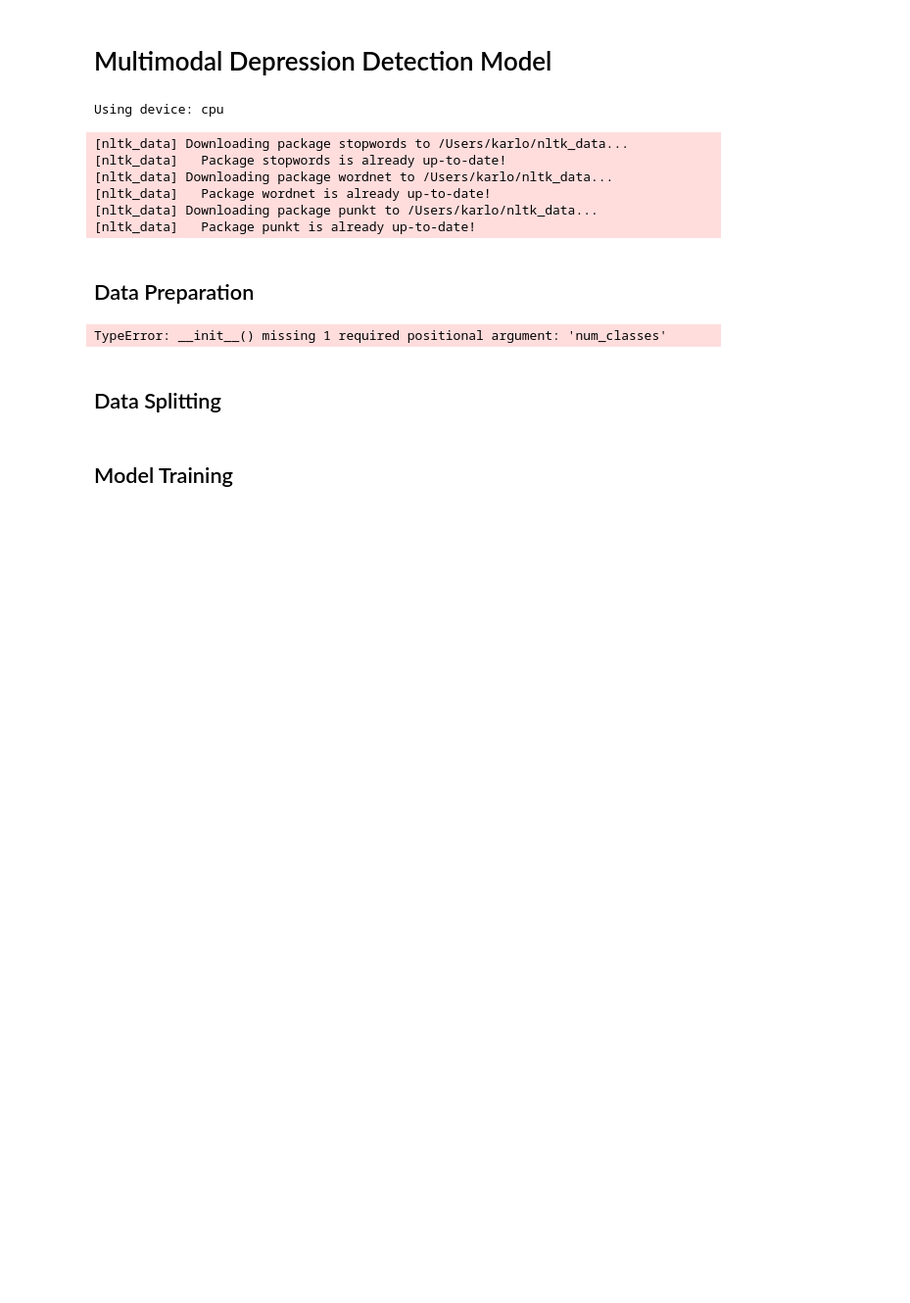
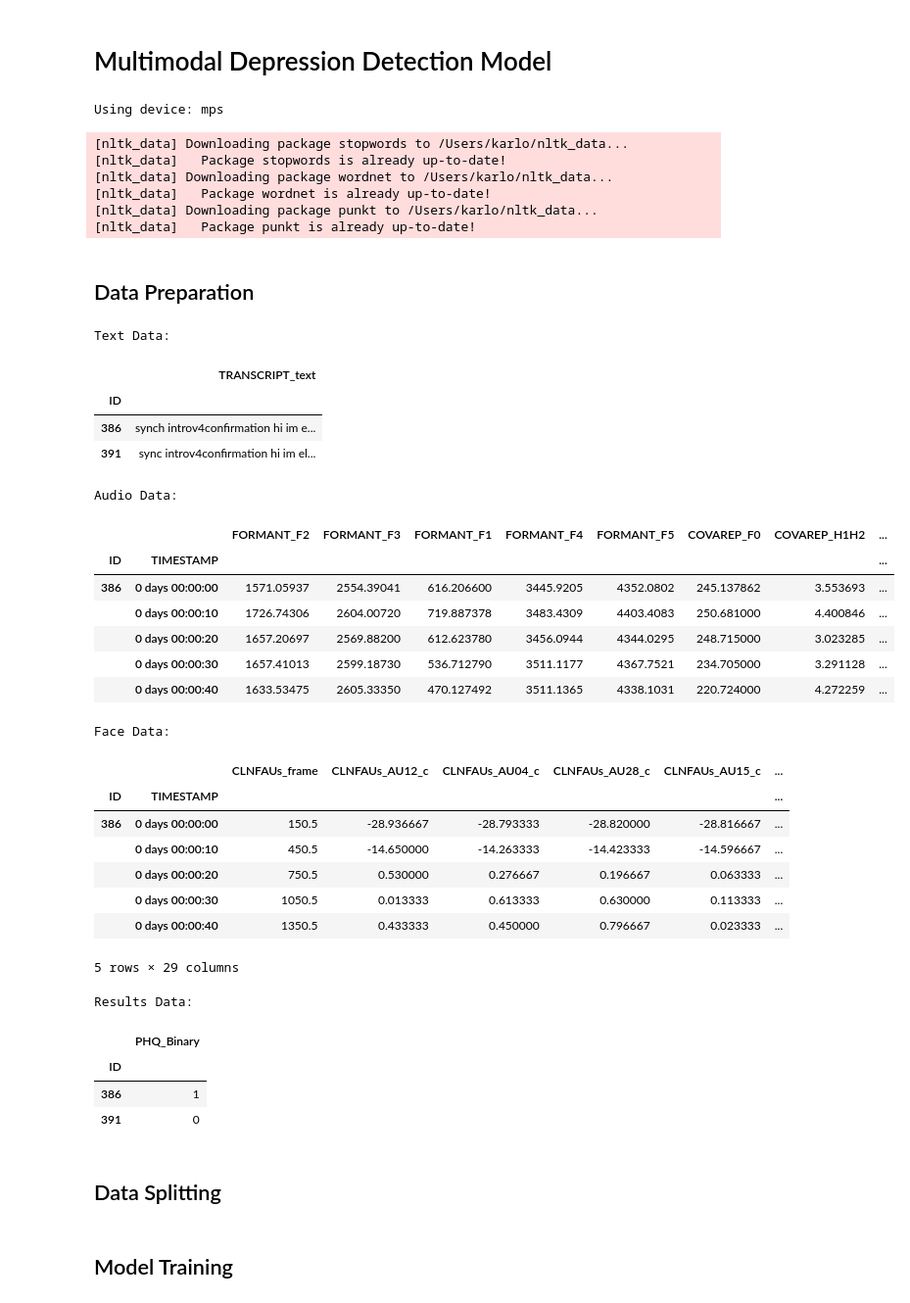
Before and after one commit to KarloKorbar/multimodal_depression_detection, a Jupyter notebook: DepressionDetection/multimodal.ipynb, the cells around one changed output. Shown at 98% size. Drawn from its saved outputs; the diff is of its cells as text; code cells hidden in the pictures; blank space fills up the shorter version.

Commit message:
fixed multimodal preprocessing and creating data loadesr

```diff
--- a/DepressionDetection/multimodal.ipynb
+++ b/DepressionDetection/multimodal.ipynb
@@ -38,10 +38,11 @@ PARAM_GRID = {
 }
 
 # Device configuration
-DEVICE = torch.device('cuda' if torch.cuda.is_available() else 'cpu')
+# DEVICE = torch.device('cuda' if torch.cuda.is_available() else 'cpu')
+DEVICE = torch.device("mps" if torch.backends.mps.is_available() else "cpu")
 print(f"Using device: {DEVICE}")
 # %% [output]
-Using device: cpu
+Using device: mps
 [nltk_data] Downloading package stopwords to /Users/karlo/nltk_data...
 [nltk_data]   Package stopwords is already up-to-date!
 [nltk_data] Downloading package wordnet to /Users/karlo/nltk_data...
@@ -101,34 +102,60 @@ def load_models() -> Tuple[Any, nn.Module, nn.Module, StandardScaler, StandardSc
     text_model = joblib.load("text_model.joblib")
 
     import training.trainer as train
 
     # Load audio and face models
     audio_model, audio_scaler = train.load_model(AudioRNN, "audio_model.pth", DEVICE)
 
     face_model, face_scaler = train.load_model(FaceSTRNN, "face_model.pth",DEVICE)
 
     return text_model, audio_model, face_model, audio_scaler, face_scaler
 
 
 # Load and prepare data
 df_text, df_audio, df_face, df_result = prepare_data()
 
 # Load models
-text_model, audio_model, face_model, audio_scaler, face_scaler = load_models()
+# text_model, audio_model, face_model, audio_scaler, face_scaler = load_models()
 
 # Display data overview
 print("Text Data:")
 display(df_text.head())
 
 print("\nAudio Data:")
 display(df_audio.head())
 
 print("\nFace Data:")
 display(df_face.head())
 
 print("\nResults Data:")
 display(df_result.head())
 # %% [output]
-TypeError: __init__() missing 1 required positional argument: 'num_classes'
+Text Data:
+|  | TRANSCRIPT_text |
+| ID |  |
+| 386 | synch introv4confirmation hi im e... |
+| 391 | sync introv4confirmation hi im el... |
+Audio Data:
+|  |  | FORMANT_F2 | FORMANT_F3 | FORMANT_F1 | FORMANT_F4 | FORMANT_F5 | COVAREP_F0 | COVAREP_H1H2 | ... |
+| ID | TIMESTAMP |  |  |  |  |  |  |  | ... |
+| 386 | 0 days 00:00:00 | 1571.05937 | 2554.39041 | 616.206600 | 3445.9205 | 4352.0802 | 245.137862 | 3.553693 | ... |
+|  | 0 days 00:00:10 | 1726.74306 | 2604.00720 | 719.887378 | 3483.4309 | 4403.4083 | 250.681000 | 4.400846 | ... |
+|  | 0 days 00:00:20 | 1657.20697 | 2569.88200 | 612.623780 | 3456.0944 | 4344.0295 | 248.715000 | 3.023285 | ... |
+|  | 0 days 00:00:30 | 1657.41013 | 2599.18730 | 536.712790 | 3511.1177 | 4367.7521 | 234.705000 | 3.291128 | ... |
+|  | 0 days 00:00:40 | 1633.53475 | 2605.33350 | 470.127492 | 3511.1365 | 4338.1031 | 220.724000 | 4.272259 | ... |
+Face Data:
+|  |  | CLNFAUs_frame | CLNFAUs_AU12_c | CLNFAUs_AU04_c | CLNFAUs_AU28_c | CLNFAUs_AU15_c | ... |
+| ID | TIMESTAMP |  |  |  |  |  | ... |
+| 386 | 0 days 00:00:00 | 150.5 | -28.936667 | -28.793333 | -28.820000 | -28.816667 | ... |
+|  | 0 days 00:00:10 | 450.5 | -14.650000 | -14.263333 | -14.423333 | -14.596667 | ... |
+|  | 0 days 00:00:20 | 750.5 | 0.530000 | 0.276667 | 0.196667 | 0.063333 | ... |
+|  | 0 days 00:00:30 | 1050.5 | 0.013333 | 0.613333 | 0.630000 | 0.113333 | ... |
+|  | 0 days 00:00:40 | 1350.5 | 0.433333 | 0.450000 | 0.796667 | 0.023333 | ... |
+5 rows × 29 columns
+Results Data:
+|  | PHQ_Binary |
+| ID |  |
+| 386 | 1 |
+| 391 | 0 |
 # %% [markdown]
 ## Data Splitting
```
Also changed, not shown: parts of 3 cells of this notebook, 5 other files.
